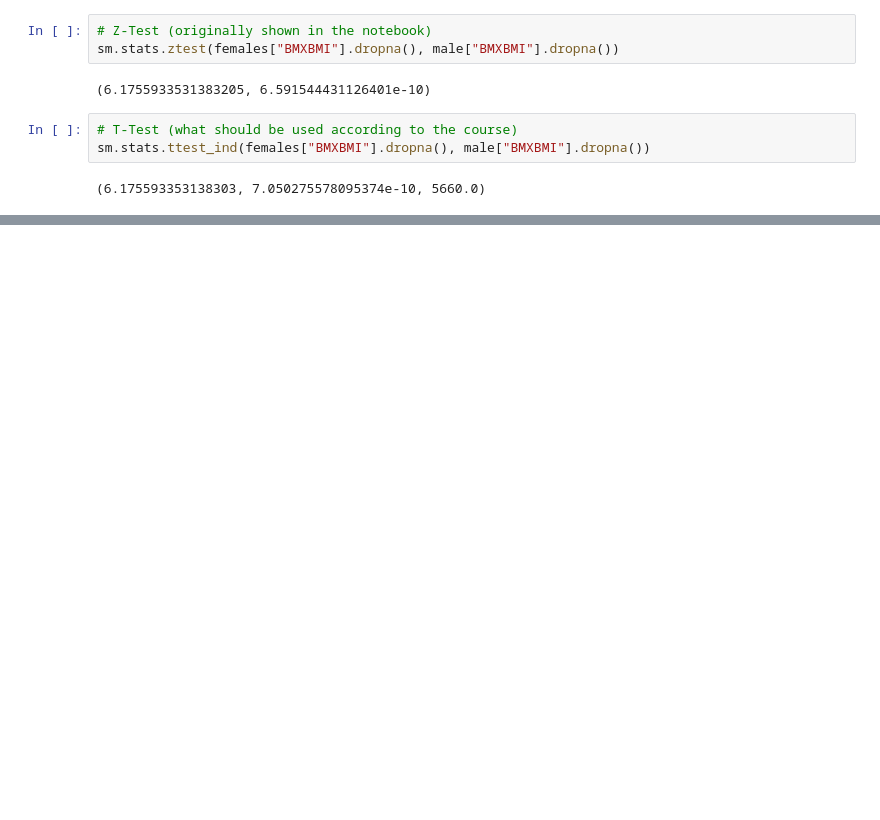
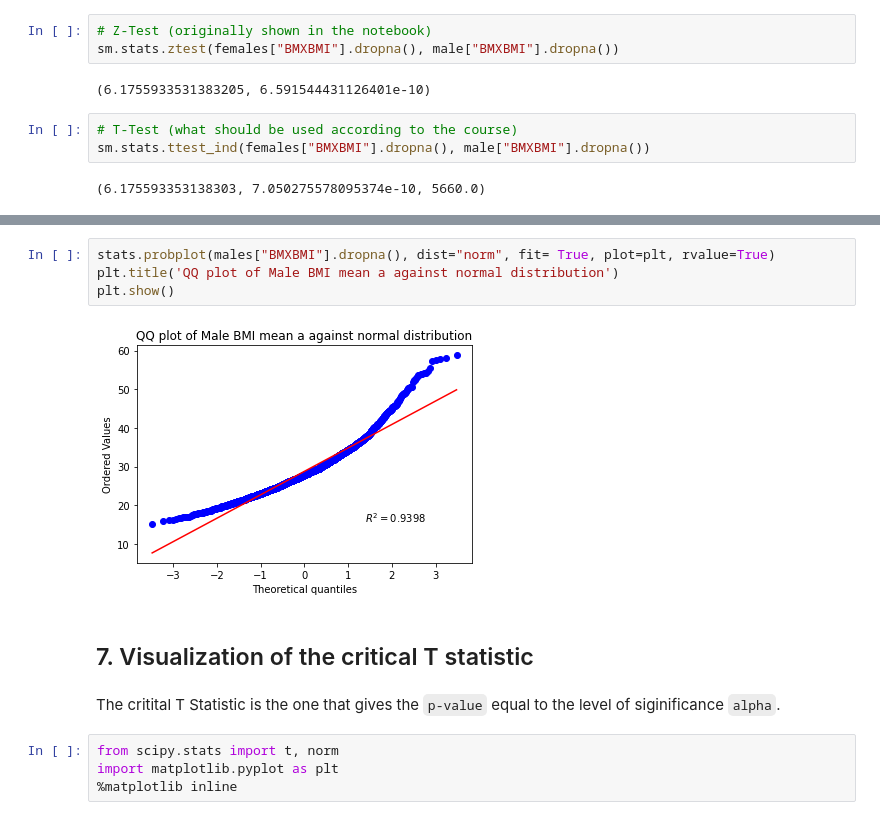
Before and after one commit to mxagar/statistics_with_python_coursera, a Jupyter notebook: 02_Inference/lab/05_Hypothesis_Testing_Examples.ipynb, the cells around one changed output, grey strips where cells are left out. Drawn from its saved outputs; the diff is of its cells as text; blank space fills up the shorter version.

```diff
--- a/02_Inference/lab/05_Hypothesis_Testing_Examples.ipynb
+++ b/02_Inference/lab/05_Hypothesis_Testing_Examples.ipynb
@@ -235,0 +404,14 @@ sm.stats.ttest_ind(females["BMXBMI"].dropna(), male["BMXBMI"].dropna())
+# %%
+stats.probplot(males["BMXBMI"].dropna(), dist="norm", fit= True, plot=plt, rvalue=True)
+plt.title('QQ plot of Male BMI mean a against normal distribution')
+plt.show()
+# %% [output]
+[figure, added]
+# %% [markdown]
+## 7. Visualization of the critical T statistic
+# %% [markdown]
+The critital T Statistic is the one that gives the `p-value` equal to the level of siginificance `alpha`.
+# %%
+from scipy.stats import t, norm
+import matplotlib.pyplot as plt
+%matplotlib inline
```
Also changed, not shown: parts of 35 cells of this notebook.
